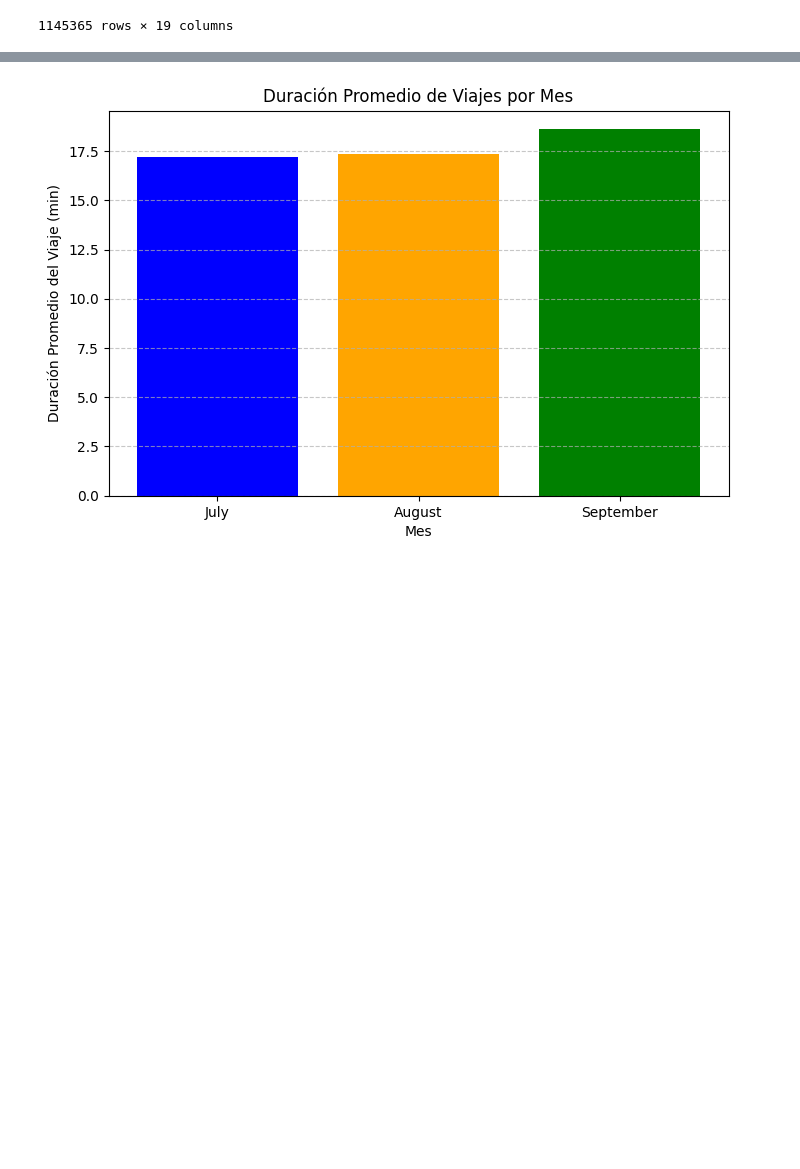
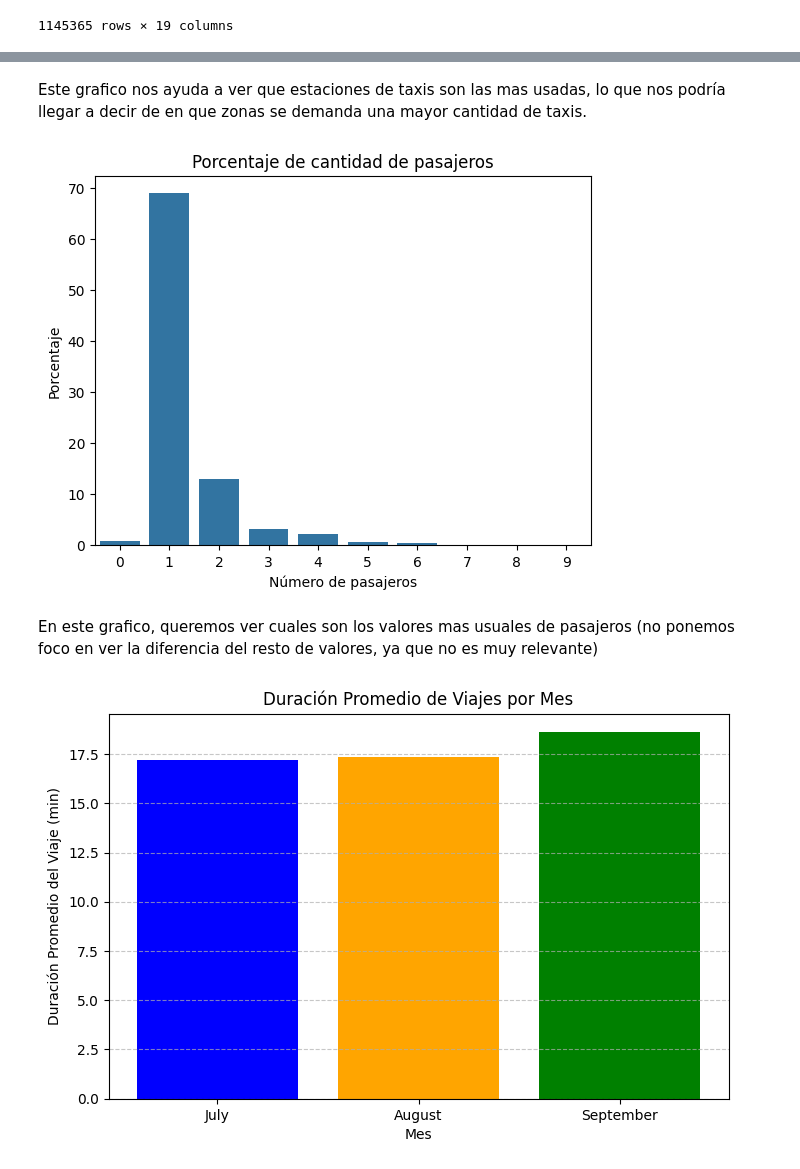
Before and after one commit to CD-GRUPO3/TA047R-1C2025-GRUPO03, a Jupyter notebook: TA047R_TP1_GRUPO03_ENTREGA_EJ1.ipynb, the cells around one changed output, grey strips where cells are left out. Saved outputs shown, nothing was run; the diff lists cells and outputs as text; code cells hidden in the pictures; blank space fills up the shorter version.

Commit message:
Se pusieron mas graficos de analisis de datos

```diff
--- a/TA047R_TP1_GRUPO03_ENTREGA_EJ1.ipynb
+++ b/TA047R_TP1_GRUPO03_ENTREGA_EJ1.ipynb
@@ -317,3 +353,19 @@ KeyboardInterrupt:
+# %% [markdown]
+Este grafico nos ayuda a ver que estaciones de taxis son las mas usadas, lo que nos podría llegar a decir de en que zonas se demanda una mayor cantidad de taxis.
+# %%
+ax=data[['passenger_count']].dropna()
+plot = sns.countplot(data, x='passenger_count', stat='percent')
+
+plt.xticks(ticks=plot.get_xticks(), labels=[int(tick) for tick in plot.get_xticks()]) #Quito los decimales del eje x
+plot.set_title('Porcentaje de cantidad de pasajeros')
+plot.set_xlabel('Número de pasajeros')
+plot.set_ylabel('Porcentaje')
+
+plt.show()         # Mostrar el gráfico
+# %% [output]
+[figure, added]
+# %% [markdown]
+En este grafico, queremos ver cuales son los valores mas usuales de pasajeros (no ponemos foco en ver la diferencia del resto de valores, ya que no es muy relevante)
 # %%
 # Asegurar que las columnas sean de tipo datetime
 data["fecha_recogida"] = pd.to_datetime(data["tpep_pickup_datetime"])
```
Also changed, not shown: parts of 5 cells of this notebook.
